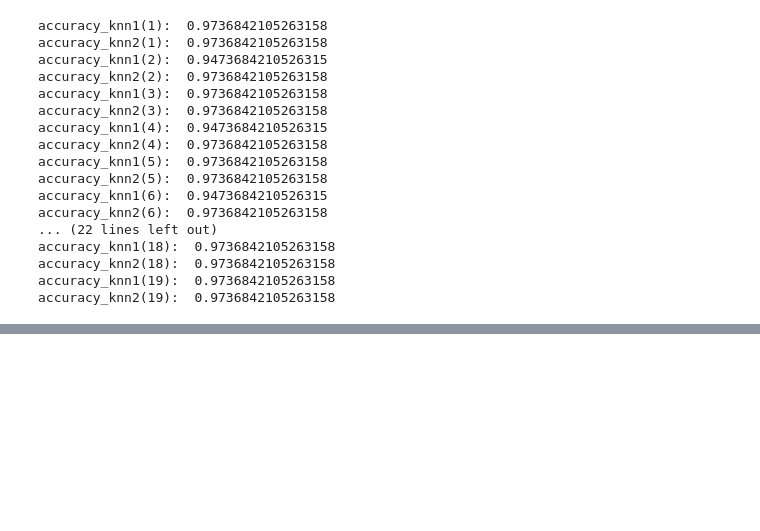
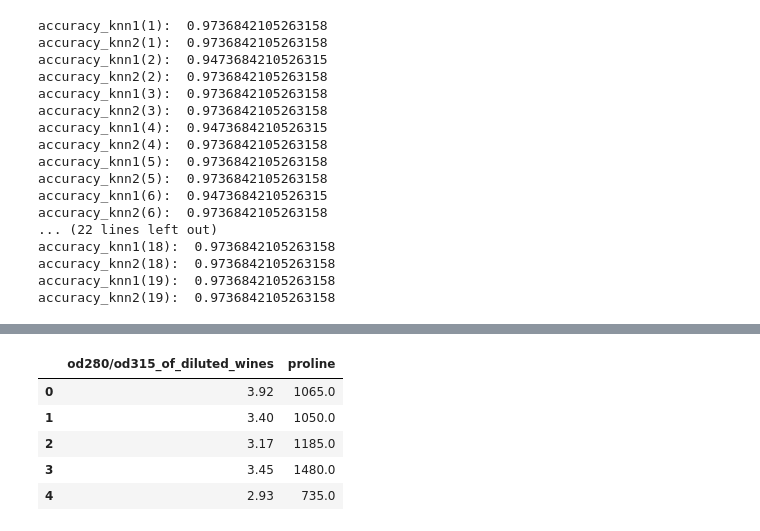
Before and after one commit to Stynic/train_ml_math, a Jupyter notebook: ml/low_level/module_5/notebook_5.ipynb, the cells around one changed output, grey strips where cells are left out. Cells and saved outputs as stored; diff of their text form; code cells hidden in the pictures; blank space fills up the shorter version.

```diff
--- a/ml/low_level/module_5/notebook_5.ipynb
+++ b/ml/low_level/module_5/notebook_5.ipynb
@@ -374,0 +403,11 @@ accuracy_knn2(19):  0.9736842105263158
+# %%
+data = pd.DataFrame(load_wine().data[:, -2:], columns=load_wine()['feature_names'][-2:])
+y = load_wine().target
+data.head()
+# %% [output]
+|  | od280/od315_of_diluted_wines | proline |
+| 0 | 3.92 | 1065.0 |
+| 1 | 3.40 | 1050.0 |
+| 2 | 3.17 | 1185.0 |
+| 3 | 3.45 | 1480.0 |
+| 4 | 2.93 | 735.0 |
```
Also changed, not shown: parts of 10 cells of this notebook.
